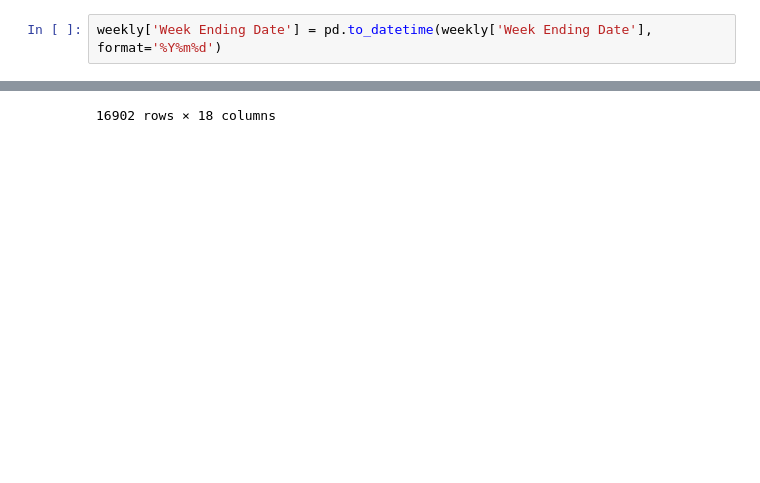
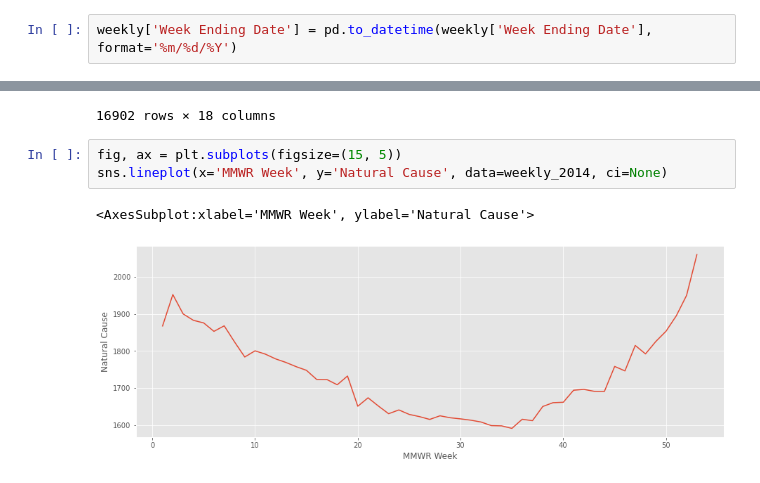
Before and after one commit to beckyepeters/life-expectancy-predictions, a Jupyter notebook: life_expectancy.ipynb, the cells around one changed output, grey strips where cells are left out. Cells and saved outputs as stored; diff of their text form; blank space fills up the shorter version.

```diff
--- a/life_expectancy.ipynb
+++ b/life_expectancy.ipynb
@@ -131,2 +131,2 @@ weekly.head(20)
 # %%
-weekly['Week Ending Date'] = pd.to_datetime(weekly['Week Ending Date'], format='%Y%m%d')
+weekly['Week Ending Date'] = pd.to_datetime(weekly['Week Ending Date'], format='%m/%d/%Y')
@@ -215,3 +241,9 @@ weekly
 | 16900 | Puerto Rico | 2019 | 51 | 2019-12-21 | 577 | 533 | ... |
 | 16901 | Puerto Rico | 2019 | 52 | 2019-12-28 | 553 | 511 | ... |
 16902 rows × 18 columns
+# %%
+fig, ax = plt.subplots(figsize=(15, 5))
+sns.lineplot(x='MMWR Week', y='Natural Cause', data=weekly_2014, ci=None)
+# %% [output]
+<AxesSubplot:xlabel='MMWR Week', ylabel='Natural Cause'>
+[figure, added]
```
Also changed, not shown: parts of 3 cells of this notebook, 2 other files.
